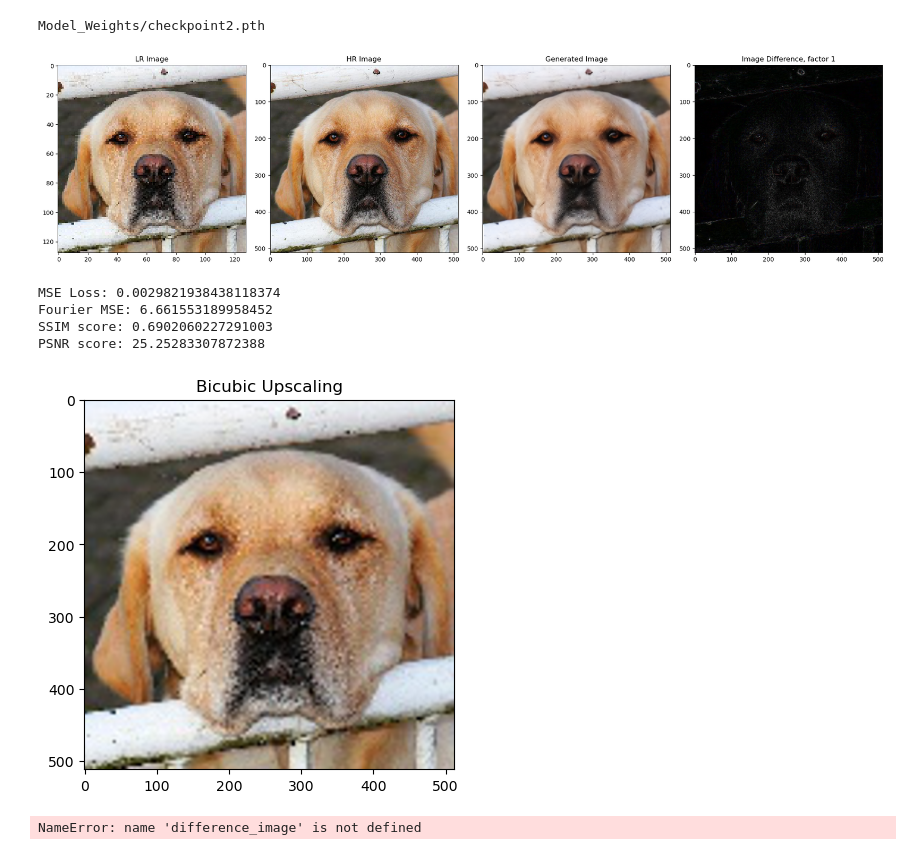
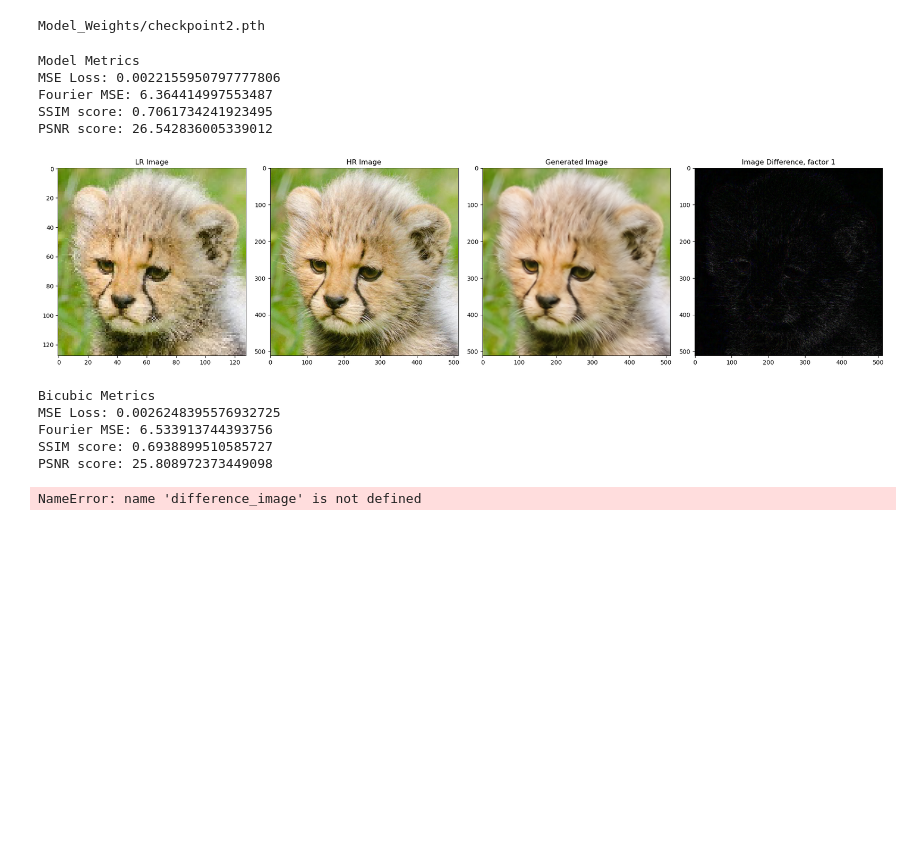
Before and after one commit to HR-Chaos/super-resolution, a Jupyter notebook: fourier.ipynb, the cells around one changed output. Drawn from its saved outputs; the diff is of its cells as text; code cells hidden in the pictures; blank space fills up the shorter version.

```diff
--- a/fourier.ipynb
+++ b/fourier.ipynb
@@ -170,45 +180,50 @@ def fourier_map(img,title,display=True):
 # %%
 #Inference and Analysis
 pictures = {
     'tiger':("testing_dataset/downscaled_ci_flickr_wild_002021.jpg","testing_dataset/flickr_wild_002021.jpg"),
     'dog':("testing_dataset/downscaled_ci_pixabay_dog_001489.jpg","testing_dataset/pixabay_dog_001489.jpg"),
     'wolf':("testing_dataset/downscaled_ci_pixabay_wild_000639.jpg","testing_dataset/pixabay_wild_000639.jpg"),
     'cat1':('testing_dataset/downscaled_ci_flickr_cat_000004.jpg','testing_dataset/flickr_cat_000004.jpg'),
     'cat2':('testing_dataset/downscaled_ci_flickr_cat_000005.jpg','testing_dataset/flickr_cat_000005.jpg'),
     'mufasa':('testing_dataset/downscaled_ci_pixabay_wild_000568.jpg','testing_dataset/pixabay_wild_000568.jpg'),
     'scar':('testing_dataset/downscaled_ci_pixabay_wild_000561.jpg','testing_dataset/pixabay_wild_000561.jpg'),
     'pastyScar':('LR_images/ci/downscaled_ci_flickr_wild_001704.jpg','HR_images/flickr_wild_001704.jpg'),
     'monkeyLion':('testing_dataset/downscaled_ci_flickr_wild_001751.jpg','testing_dataset/flickr_wild_001751.jpg'),
     'leopard':('testing_dataset/downscaled_ci_flickr_wild_002181.jpg','testing_dataset/flickr_wild_002181.jpg'),
     'night_leopard':('testing_dataset/downscaled_ci_flickr_wild_002162.jpg','testing_dataset/flickr_wild_002162.jpg'),
     'white_tiger':('testing_dataset/downscaled_ci_flickr_wild_000895.jpg','testing_dataset/flickr_wild_000895.jpg'),
     'cub':('testing_dataset/downscaled_ci_flickr_wild_000812.jpg','testing_dataset/flickr_wild_000812.jpg'),#812-816
     'kyri':('extraPics/LR_kitties5.jpg'),
     'Mina':('extraPics/MinaSmall.jpg'),
     'wave':("extraPics/downscaled_ci_waves.jpg","extraPics/waves.jpg"),
     'noise':('extraPics/lr_noise.jpg','extraPics/hr_noise.jpg'),
 }
 
-lr, hr = pictures['dog']
-input,target,output,difference,mse,fourier_mse = compare(lr, hr, difference_factors=[1])
+lr, hr = pictures['cub']
+
+print("Model Metrics")
+input,target,output,difference = compare(lr, hr, difference_factors=[1])
 # enhance(pictures['Mina'],display=True)
 
-ssim_score = ssim(skimage.img_as_ubyte(target),skimage.img_as_ubyte(output),channel_axis=2)
-psnr_score = psnr(skimage.img_as_ubyte(target),skimage.img_as_ubyte(output))
-print("SSIM score:", ssim_score)
-print("PSNR score:", psnr_score)
+bicubic_output =  HM.upscale_image_bicubic(lr,4)
+print("Bicubic Metrics")
+compute_metrics(target,bicubic_output)
 
-bicubic_output =  HM.upscale_image_bicubic(lr,4)
-plt.imshow(np.array(bicubic_output))
-plt.title('Bicubic Upscaling')
-plt.show()
+# plt.imshow(np.array(bicubic_output))
+# plt.title('Bicubic Upscaling')
+# plt.show()
 # %% [output]
+Model Metrics
+MSE Loss: 0.0022155950797777806
+Fourier MSE: 6.364414997553487
+SSIM score: 0.7061734241923495
+PSNR score: 26.542836005339012
-[figure, old version]
+[figure, new version]
-MSE Loss: 0.0029821938438118374
-Fourier MSE: 6.661553189958452
-SSIM score: 0.6902060227291003
-PSNR score: 25.25283307872388
-[figure, removed]
+Bicubic Metrics
+MSE Loss: 0.0026248395576932725
+Fourier MSE: 6.533913744393756
+SSIM score: 0.6938899510585727
+PSNR score: 25.808972373449098
 # %%
 # Fourier Analysis
 
```
Also changed, not shown: parts of 2 cells of this notebook, 1 other file.
